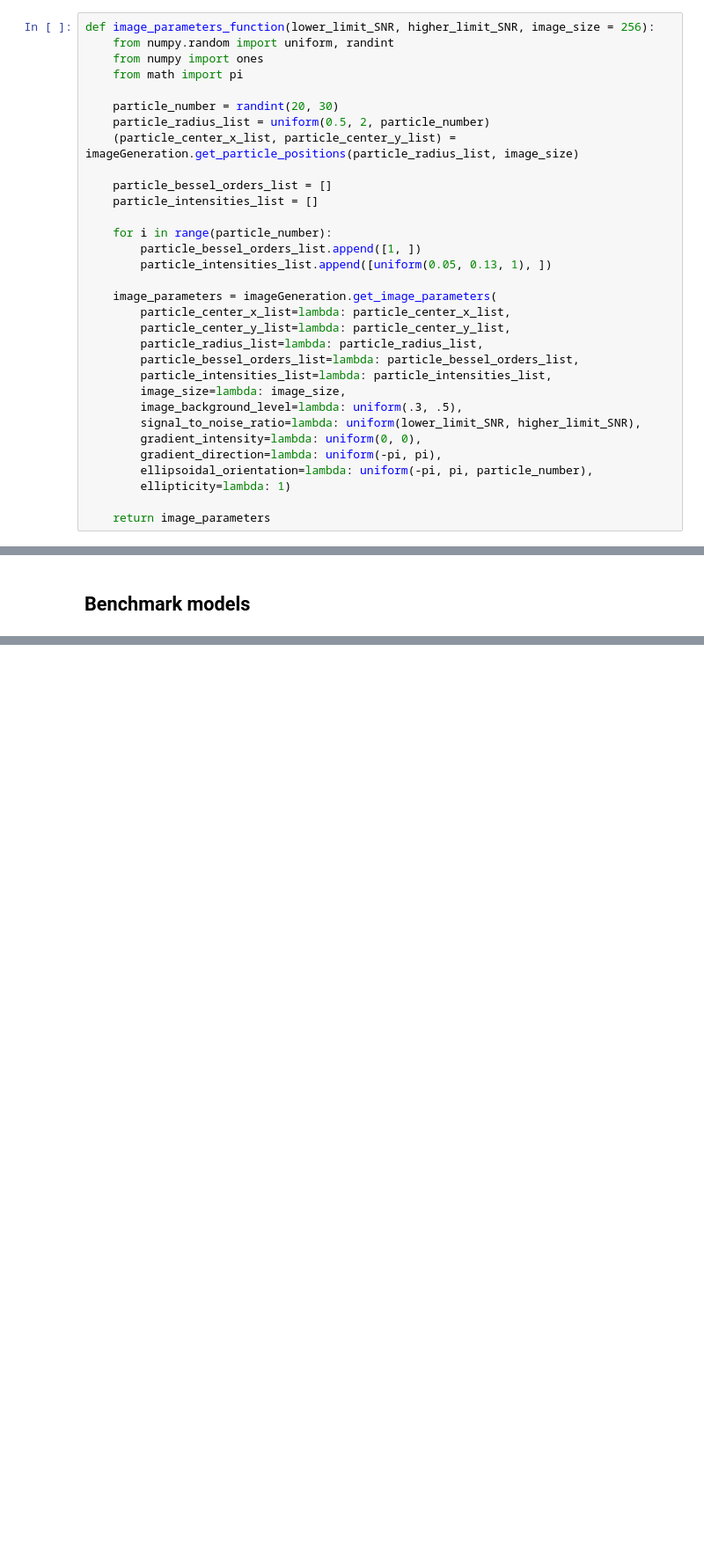
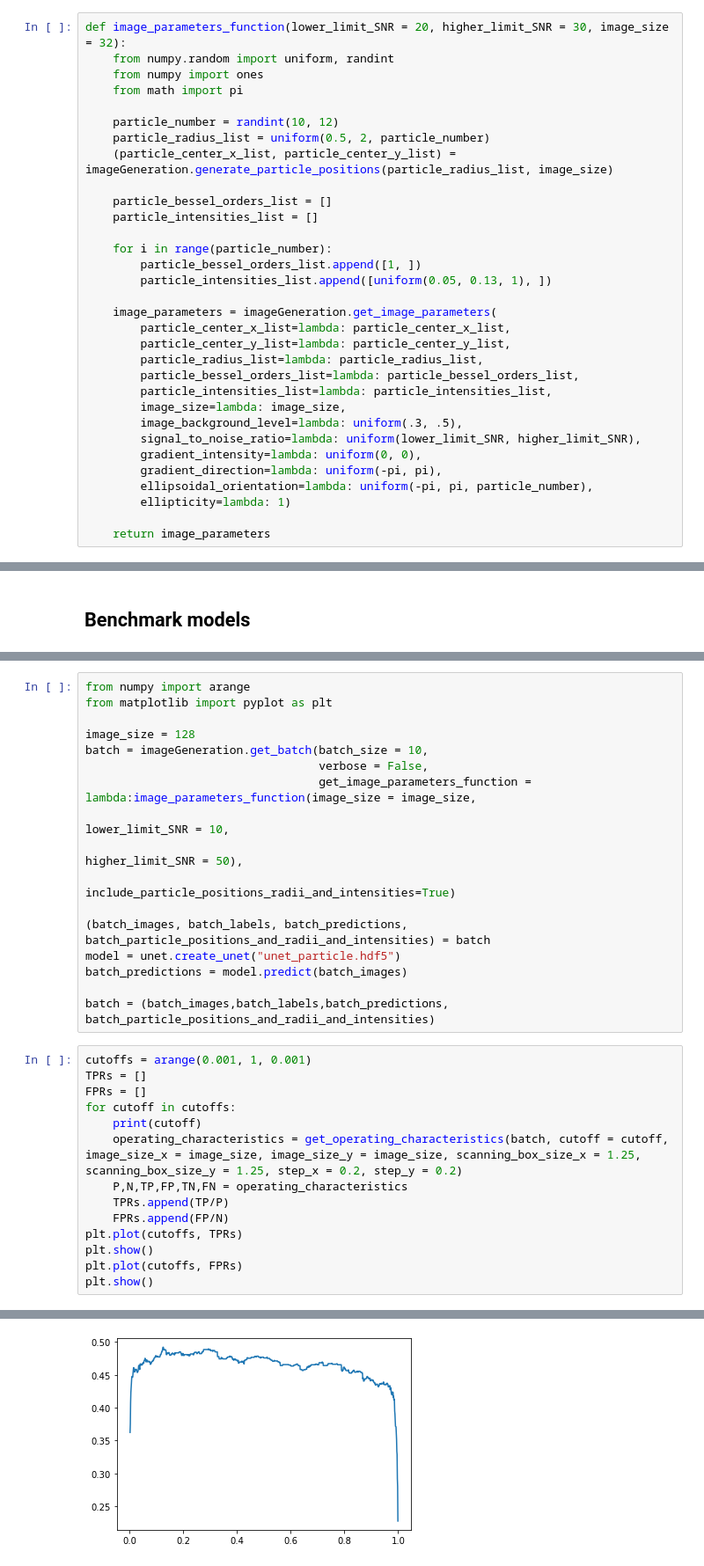
Before and after one commit to FredrikMeisingseth/DeepTrack, a Jupyter notebook: DeepTrack 1.0/BenchmarkingDavid.ipynb, the cells around one changed output, grey strips where cells are left out. Shown: that part at 88% size. Saved outputs shown, nothing was run; the diff lists cells and outputs as text; blank space fills up the shorter version.

```diff
--- a/DeepTrack 1.0/BenchmarkingDavid.ipynb
+++ b/DeepTrack 1.0/BenchmarkingDavid.ipynb
@@ -5,14 +5,14 @@ import unet, imageGeneration, benchmark
 # %% [markdown]
 ## Define image parameters function
 # %%
-def image_parameters_function(lower_limit_SNR, higher_limit_SNR, image_size = 256):
+def image_parameters_function(lower_limit_SNR = 20, higher_limit_SNR = 30, image_size = 32):
     from numpy.random import uniform, randint
     from numpy import ones
     from math import pi
 
-    particle_number = randint(20, 30)
+    particle_number = randint(10, 12)
     particle_radius_list = uniform(0.5, 2, particle_number)
-    (particle_center_x_list, particle_center_y_list) = imageGeneration.get_particle_positions(particle_radius_list, image_size)
+    (particle_center_x_list, particle_center_y_list) = imageGeneration.generate_particle_positions(particle_radius_list, image_size)
 
     particle_bessel_orders_list = []
     particle_intensities_list = []
@@ -248,0 +331,32 @@ Time taken for batch generation of size 10: 0.12765908241271973 s.
+# %%
+from numpy import arange
+from matplotlib import pyplot as plt
+
+image_size = 128
+batch = imageGeneration.get_batch(batch_size = 10,
+                                  verbose = False,
+                                  get_image_parameters_function = lambda:image_parameters_function(image_size = image_size,
+                                                                                                   lower_limit_SNR = 10,
+                                                                                                   higher_limit_SNR = 50),
+                                 include_particle_positions_radii_and_intensities=True)
+
+(batch_images, batch_labels, batch_predictions, batch_particle_positions_and_radii_and_intensities) = batch
+model = unet.create_unet("unet_particle.hdf5")
+batch_predictions = model.predict(batch_images)
+
+batch = (batch_images,batch_labels,batch_predictions, batch_particle_positions_and_radii_and_intensities)
+# %%
+cutoffs = arange(0.001, 1, 0.001)
+TPRs = []
+FPRs = []
+for cutoff in cutoffs:
+    print(cutoff)
+    operating_characteristics = get_operating_characteristics(batch, cutoff = cutoff, image_size_x = image_size, image_size_y = image_size, scanning_box_size_x = 1.25, scanning_box_size_y = 1.25, step_x = 0.2, step_y = 0.2)
+    P,N,TP,FP,TN,FN = operating_characteristics
+    TPRs.append(TP/P)
+    FPRs.append(FP/N)
+plt.plot(cutoffs, TPRs)
+plt.show()
+plt.plot(cutoffs, FPRs)
+plt.show()
+# %% [output]
@@ -248,0 +380 @@ Time taken for batch generation of size 10: 0.12765908241271973 s.
+[figure, added]
```
Also changed, not shown: parts of 17 cells of this notebook, 1 other file.
